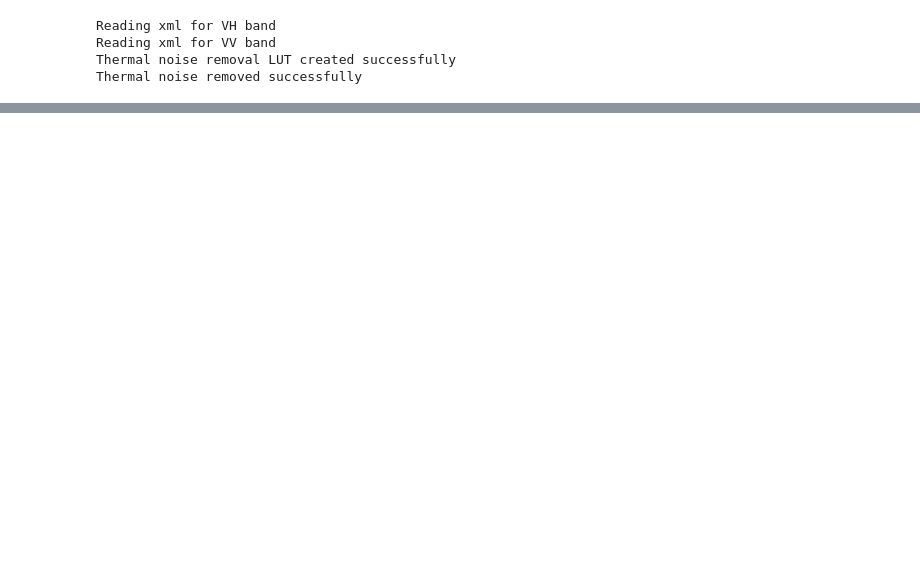
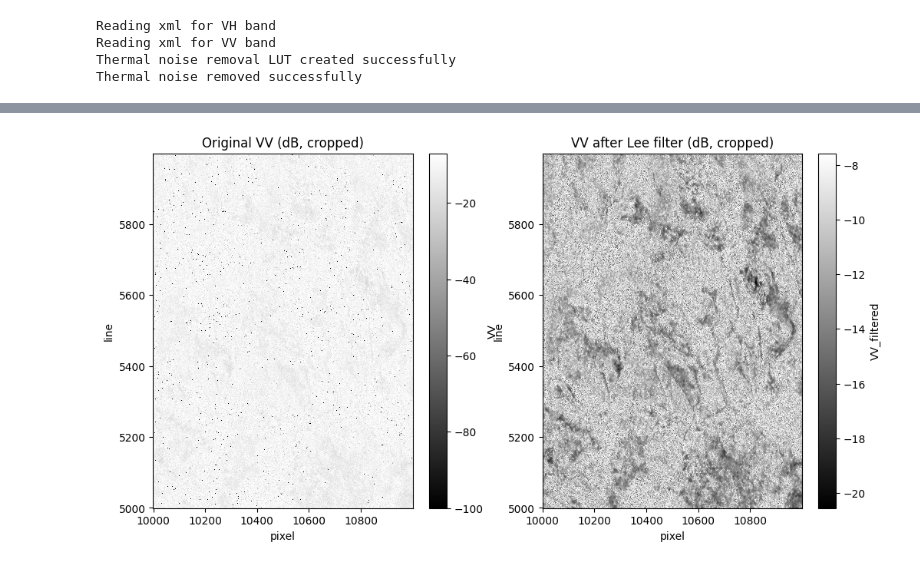
Before and after one commit to rabinatwayana/pysarflow, a Jupyter notebook: docs/examples/grd_pipeline.ipynb, the cells around one changed output, grey strips where cells are left out. Drawn from its saved outputs; the diff is of its cells as text; code cells hidden in the pictures; blank space fills up the shorter version.

```diff
--- a/docs/examples/grd_pipeline.ipynb
+++ b/docs/examples/grd_pipeline.ipynb
@@ -156,0 +425,25 @@ plt.show()
+# %%
+#defining a function to apply lee filtering on S1 image
+def lee_filter(img, size):
+    """
+    Apply Lee filter with specified window size.
+    Adapted from https://stackoverflow.com/questions/39785970/speckle-lee-filter-in-python
+
+    Parameters
+        img(np.ndarray) :mInput image (2D array).
+        size (int): Window size (e.g., 5, 7).
+
+    Returns
+        np.ndarray: Speckle-filtered image.
+    """
+    img_mean = uniform_filter(img, size)
+    img_sqr_mean = uniform_filter(img ** 2, size)
+    img_variance = img_sqr_mean - img_mean ** 2
+
+    # Estimate overall variance from image
+    overall_variance = np.mean(img_variance)
+
+    img_weights = img_variance / (img_variance + overall_variance)
+    img_output = img_mean + img_weights * (img - img_mean)
+
+    return img_output
@@ -156,0 +493,2 @@ plt.show()
+# %%
+filtered_ds = speckle_filter(radiometric_calibrated_ds, size=7)
@@ -156,0 +509,20 @@ plt.show()
+# %%
+import numpy as np
+import matplotlib.pyplot as plt
+
+band = 'VV'  # or 'VH'
+
+# Convert to dB safely (avoid log(0))
+original_db = 10 * np.log10(np.maximum(radiometric_calibrated_ds[band], 1e-10))
+filtered_db = 10 * np.log10(np.maximum(filtered_ds[f"{band}_filtered"], 1e-10))
+
+crop = dict(line=slice(5000, 6000), pixel=slice(10000, 11000))
+
+fig, axs = plt.subplots(1, 2, figsize=(12, 6))
+original_db.isel(**crop).plot(ax=axs[0], cmap='gray')
+axs[0].set_title(f'Original {band} (dB, cropped)')
+filtered_db.isel(**crop).plot(ax=axs[1], cmap='gray')
+axs[1].set_title(f'{band} after Lee filter (dB, cropped)')
+plt.show()
+# %% [output]
+[figure, added]
```
Also changed, not shown: parts of 17 cells of this notebook, 1 other file.
